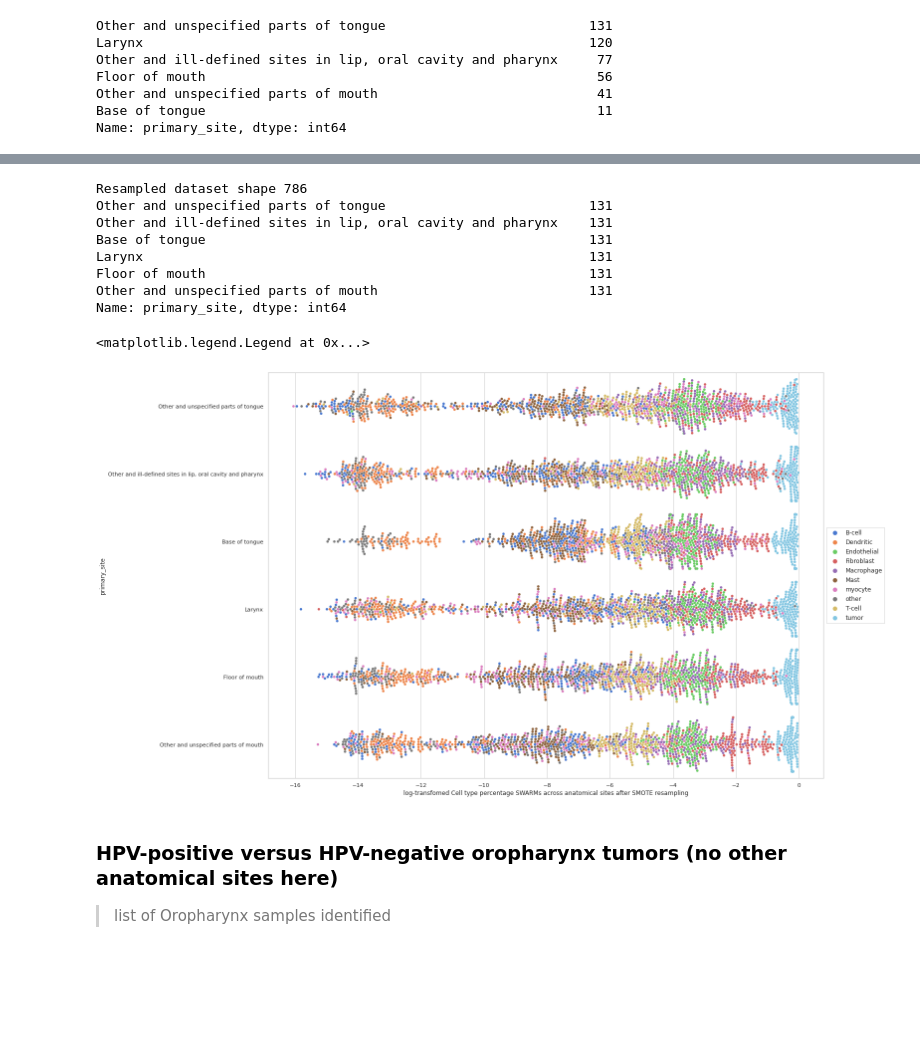
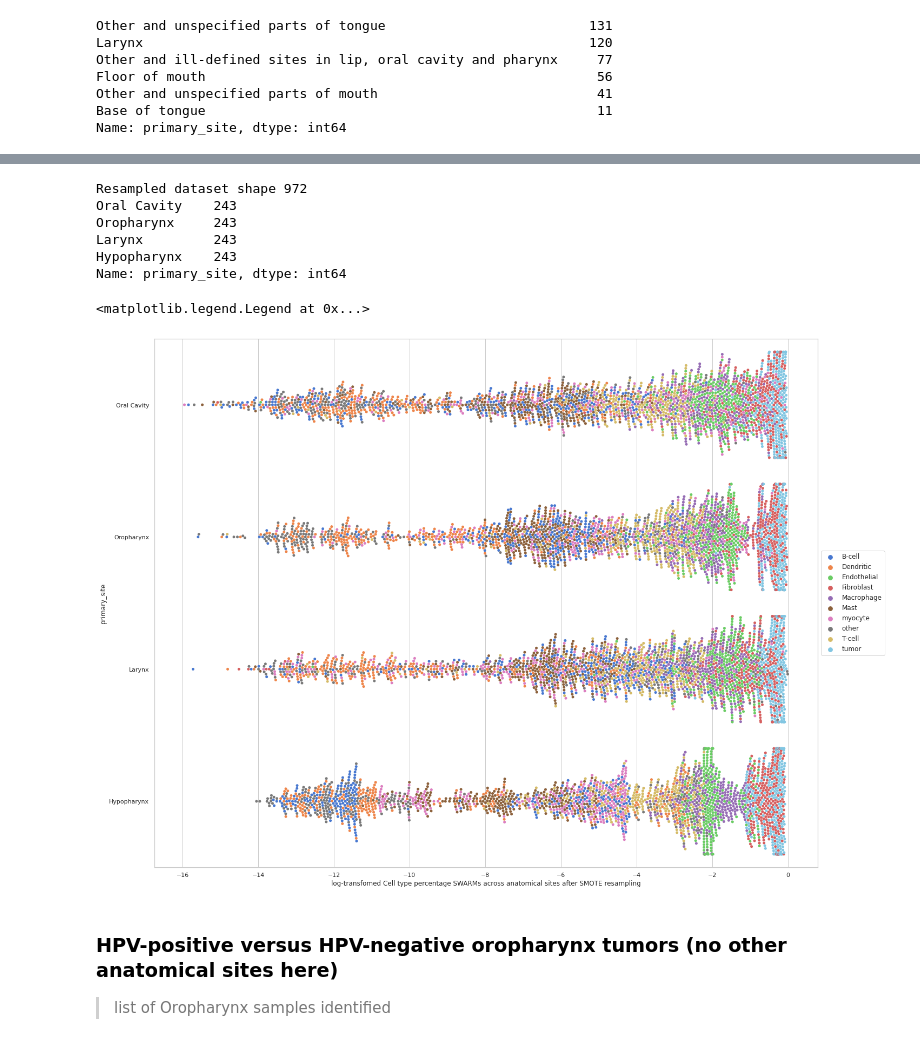
Before and after one commit to ElderMedic/HNSCCdeCon, a Jupyter notebook: Pipeline_downstream_analysis-Show.ipynb, the cells around one changed output, grey strips where cells are left out. Saved outputs shown, nothing was run; the diff lists cells and outputs as text; code cells hidden in the pictures; blank space fills up the shorter version.

```diff
--- a/Pipeline_downstream_analysis-Show.ipynb
+++ b/Pipeline_downstream_analysis-Show.ipynb
@@ -277,5 +463,5 @@ Name: primary_site, dtype: int64
 # %%
-df_merged_sites = pd.merge(res_prevail,TCGA_pheno[['submitter_id.samples','primary_site']],left_index=True,right_on='submitter_id.samples')
+df_merged_sites = pd.merge(res_prevail,TCGA_pheno_new[['submitter_id.samples','primary_site']],left_index=True,right_on='submitter_id.samples')
 # df_merged_sites
 # %%
 df_merged_sites_HPVpos = df_merged_sites.copy()
@@ -291,3 +481,7 @@ df_merged_sites_HPVneg = df_merged_sites_HPVneg[~df_merged_sites_HPVneg['sample_
+# %%
+df_merged_sites_HPVneg_relative = df_merged_sites_HPVneg.copy()
+df_merged_sites_HPVneg_relative.iloc[:,:9] = df_merged_sites_HPVneg_relative.iloc[:,:9].div(df_merged_sites_HPVneg_relative.iloc[:,:9].sum(axis=1),axis=0)
+# df_merged_HPVneg_relative
 # %% [markdown]
 ### Statistics of primary sites in HPV- subgroup
 # %%
@@ -351,40 +536,38 @@ Text(0, 0.5, 'Cell type fractions')
 # SMOTE upsample CNA silent group
 
 sm = imblearn.over_sampling.SMOTE()
-list_col = df_merged_sites_HPVneg.columns[:10].tolist()
+list_col = df_merged_sites_HPVneg_relative.columns[:10].tolist()
 
-X_train, y_train = sm.fit_resample(df_merged_sites_HPVneg_filtered.loc[:,list_col].to_numpy(),df_merged_sites_HPVneg_filtered['primary_site'])
+X_train, y_train = sm.fit_resample(df_merged_sites_HPVneg_relative.loc[:,list_col].to_numpy(),df_merged_sites_HPVneg_relative['primary_site'])
 print('Resampled dataset shape %s' % len(y_train))
 print(y_train.value_counts())
 # %% [output]
-Resampled dataset shape 786
-Other and unspecified parts of tongue                          131
-Other and ill-defined sites in lip, oral cavity and pharynx    131
-Base of tongue                                                 131
-Larynx                                                         131
-Floor of mouth                                                 131
-Other and unspecified parts of mouth                           131
+Resampled dataset shape 972
+Oral Cavity    243
+Oropharynx     243
+Larynx         243
+Hypopharynx    243
 Name: primary_site, dtype: int64
 # %%
 df_afterSMOTE_site = pd.DataFrame(X_train,columns=list_col)
 df_afterSMOTE_site['primary_site'] = y_train
 # df_afterSMOTE_site
 # %%
-df_afterSMOTE_melt_site = pd.melt(df_afterSMOTE_site,id_vars='primary_site',value_vars=df_merged_sites_HPVneg_filtered.columns[:10].tolist())
+df_afterSMOTE_melt_site = pd.melt(df_afterSMOTE_site,id_vars='primary_site',value_vars=df_merged_sites_HPVneg_relative.columns[:10].tolist())
 # df_afterSMOTE_melt_site
 # %%
 df_afterSMOTE_melt_site_log = df_afterSMOTE_melt_site.copy()
 df_afterSMOTE_melt_site_log['value'] = df_afterSMOTE_melt_site_log['value'].apply(np.log)
 # %%
 # Draw a categorical scatterplot to show each observation
-plt.subplots(figsize=(20,15))
+plt.subplots(figsize=(22,18))
 sns.set_theme(style="whitegrid", palette="muted")
 ax = sns.swarmplot(data=df_afterSMOTE_melt_site_log, x="value", y="primary_site", hue="variable")
 ax.set(xlabel="log-transfomed Cell type percentage SWARMs across anatomical sites after SMOTE resampling")
 plt.legend(loc='center left', bbox_to_anchor=(1.0, 0.5),fontsize=12)
 # %% [output]
 <matplotlib.legend.Legend at 0x...>
-[figure, old version]
+[figure, new version]
 # %% [markdown]
 ###	HPV-positive versus HPV-negative oropharynx tumors (no other anatomical sites here)
 > list of Oropharynx samples identified
```
Also changed, not shown: parts of 47 cells of this notebook.
